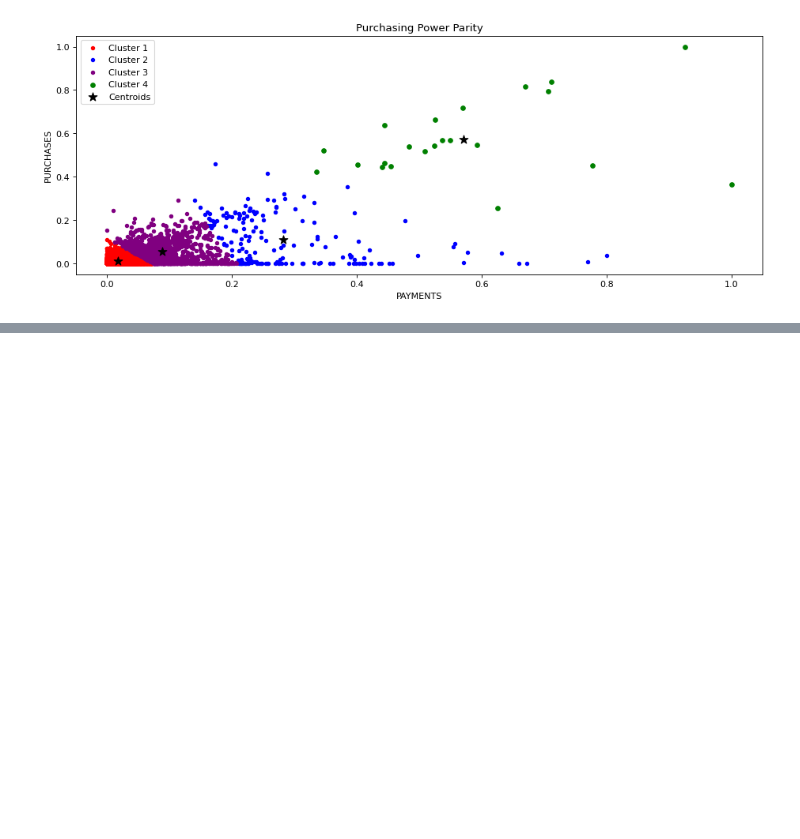
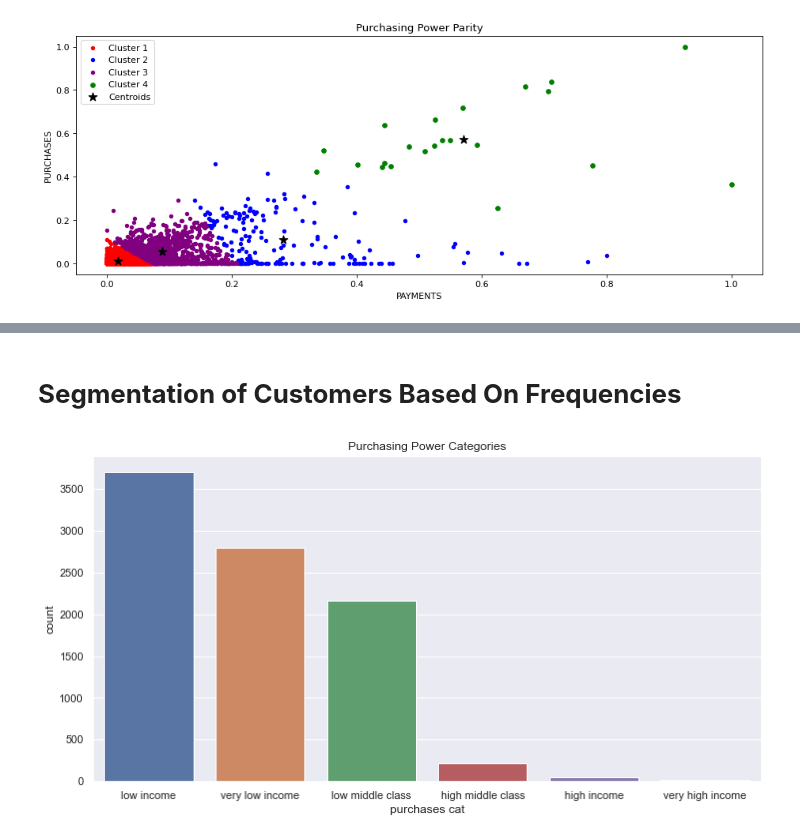
Before and after one commit to DannyEhiz/Customer_Segmentation, a Jupyter notebook: kmeans.ipynb, the cells around one changed output, grey strips where cells are left out. Cells and saved outputs as stored; diff of their text form; code cells hidden in the pictures; blank space fills up the shorter version.

```diff
--- a/kmeans.ipynb
+++ b/kmeans.ipynb
@@ -404,0 +444,38 @@ ds.sort_values(by = 'BALANCE', ascending = False).head()
+# %% [markdown]
+# **Segmentation of  Customers Based On Frequencies**
+# %%
+# Create categories for frequencies
+
+# PURCHASE FREQUENCY
+p_freq = ds[['PURCHASES_FREQUENCY']]
+p_freq['purchase freq cat'] = pd.cut(x= p_freq['PURCHASES_FREQUENCY'], bins = [-1, 0.2, 0.55, 0.75, 1],
+                                        labels = ['one off', 'visitors', 'frequent', 'highly consistent'])
+
+# PURCHASES TRANSACTION
+p_trans = ds[['PURCHASES_TRX']]
+p_trans['purchase trans cat'] = pd.cut(x= p_trans['PURCHASES_TRX'], bins = [-1, 50, 150, 250, 358],
+                                        labels = ['low trans', 'average', 'high', 'premium'])
+
+# PURCHASES
+purchases = ds[['PURCHASES']]
+purchases['purchases cat'] = pd.cut(x= purchases['PURCHASES'], bins = [-1, 100, 1000, 5000, 10000, 20000, 40000],
+                                        labels = ['very low income', 'low income', 'low middle class', 'high middle class',
+                                         'high income', 'very high income'])
+
+# BALANCE FREQUENCY
+b_freq = ds[['BALANCE_FREQUENCY']]
+b_freq['balance freq cat'] = pd.cut(x= b_freq['BALANCE_FREQUENCY'], bins = [-1, 0.2, 0.55, 0.75, 1],
+                                        labels = ['low balance', 'fair balance', 'medium balance', 'high balance'])
+
+# INSTALLMENTAL PURCHASES
+installment_purchase = ds[['PURCHASES_INSTALLMENTS_FREQUENCY']]
+installment_purchase['installment cat'] = pd.cut(x= installment_purchase['PURCHASES_INSTALLMENTS_FREQUENCY'], bins = [-1, 0.2, 0.55, 0.75, 1],
+                                        labels = ['seldom', 'quite often', 'often', 'very often'])
+# %%
+plt.figure(figsize = (12, 6))
+sns.set(style = 'darkgrid')
+orders = purchases['purchases cat'].value_counts(ascending = False).index
+sns.countplot(x = purchases['purchases cat'], order = orders).set(title = 'Purchasing Power Categories')
+plt.show()
+# %% [output]
+[figure, added]
```
Also changed, not shown: parts of 17 cells of this notebook.
